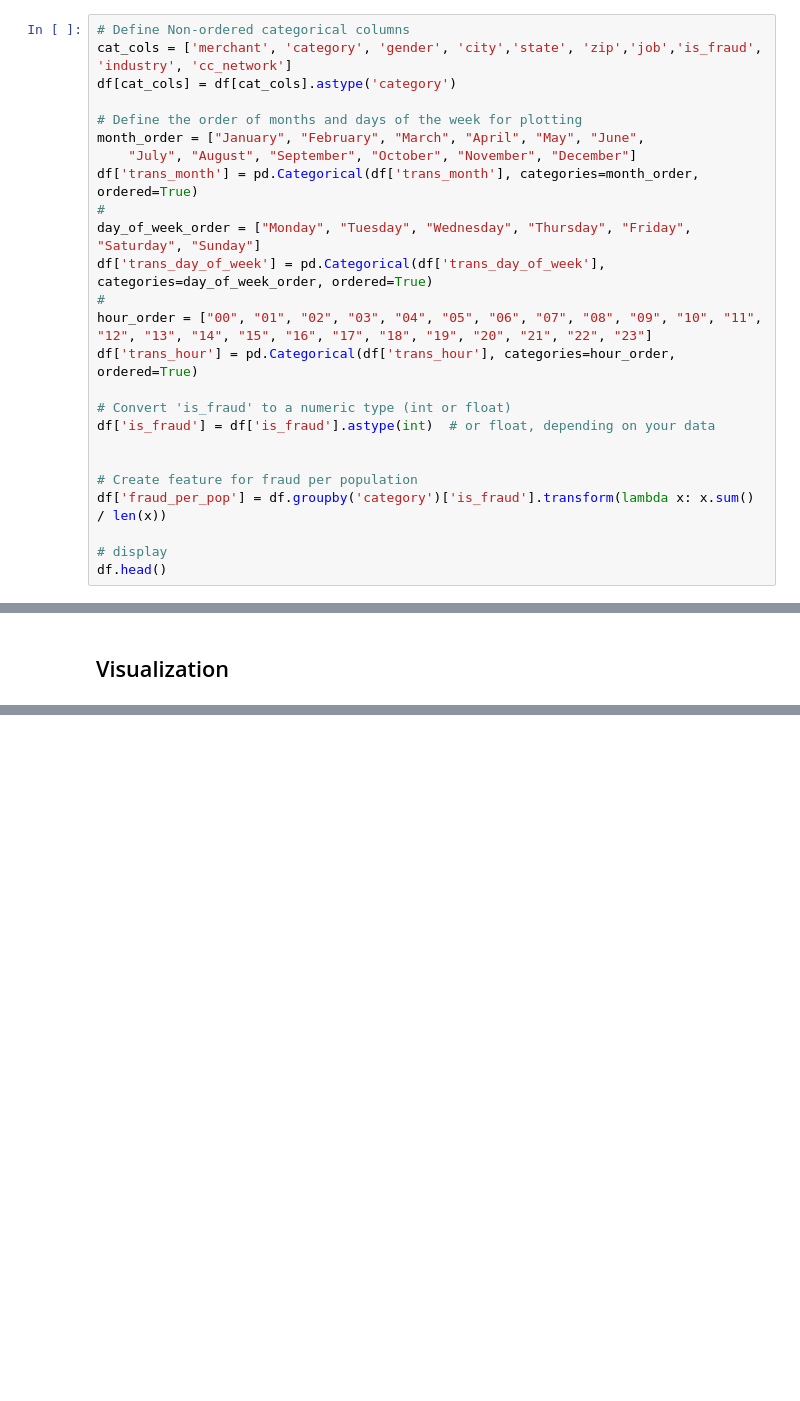
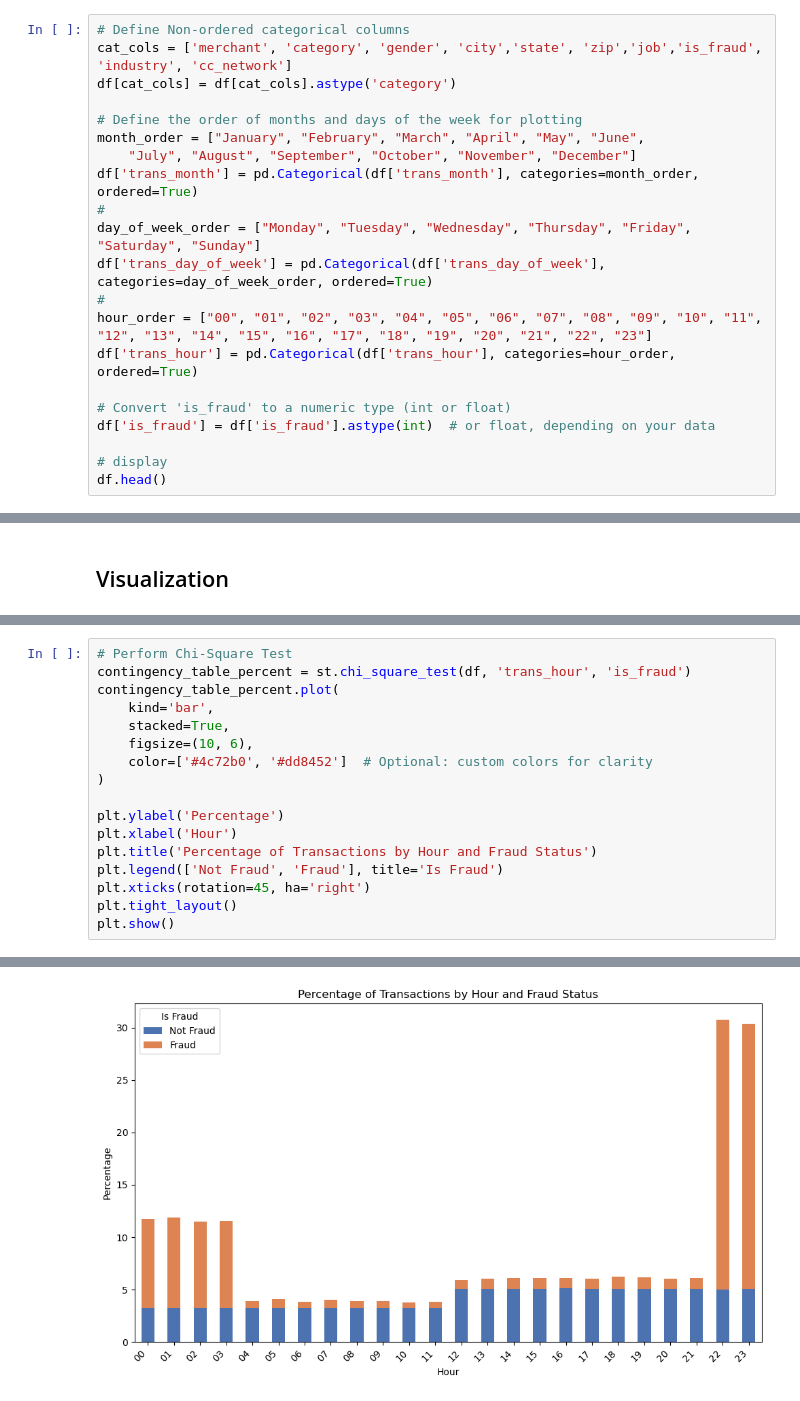
Before and after one commit to SirErikPak/CreditCardFraud, a Jupyter notebook: Notebook/Fraud.ipynb, the cells around one changed output, grey strips where cells are left out. Cells and saved outputs as stored; diff of their text form; blank space fills up the shorter version.

Commit message:
Plot Function Update

```diff
--- a/Notebook/Fraud.ipynb
+++ b/Notebook/Fraud.ipynb
@@ -263,10 +242,6 @@ df['trans_hour'] = pd.Categorical(df['trans_hour'], categories=hour_order, order
 # Convert 'is_fraud' to a numeric type (int or float)
 df['is_fraud'] = df['is_fraud'].astype(int)  # or float, depending on your data
 
-
-# Create feature for fraud per population
-df['fraud_per_pop'] = df.groupby('category')['is_fraud'].transform(lambda x: x.sum() / len(x))
-
 # display
 df.head()
 # %% [output]
@@ -416,0 +261,18 @@ Sunday             0.19  0.16
+# %%
+# Perform Chi-Square Test
+contingency_table_percent = st.chi_square_test(df, 'trans_hour', 'is_fraud')
+contingency_table_percent.plot(
+    kind='bar',
+    stacked=True,
+    figsize=(10, 6),
+    color=['#4c72b0', '#dd8452']  # Optional: custom colors for clarity
+)
+
+plt.ylabel('Percentage')
+plt.xlabel('Hour')
+plt.title('Percentage of Transactions by Hour and Fraud Status')
+plt.legend(['Not Fraud', 'Fraud'], title='Is Fraud')
+plt.xticks(rotation=45, ha='right')
+plt.tight_layout()
+plt.show()
+# %% [output]
@@ -416,0 +296 @@ Sunday             0.19  0.16
+[figure, added]
```
Also changed, not shown: parts of 30 cells of this notebook, 2 other files.
